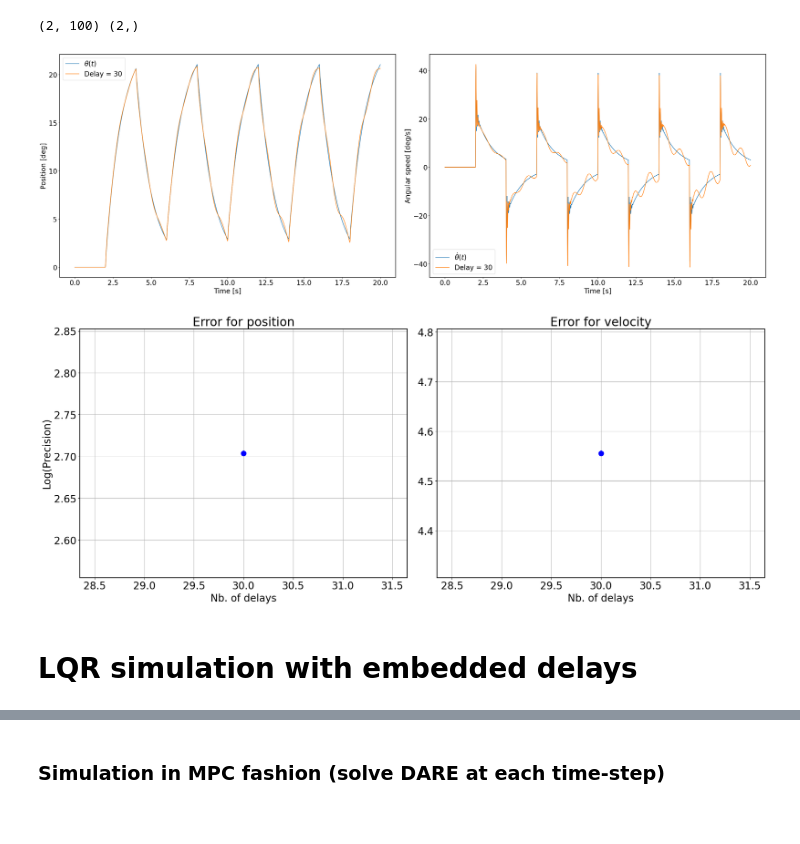
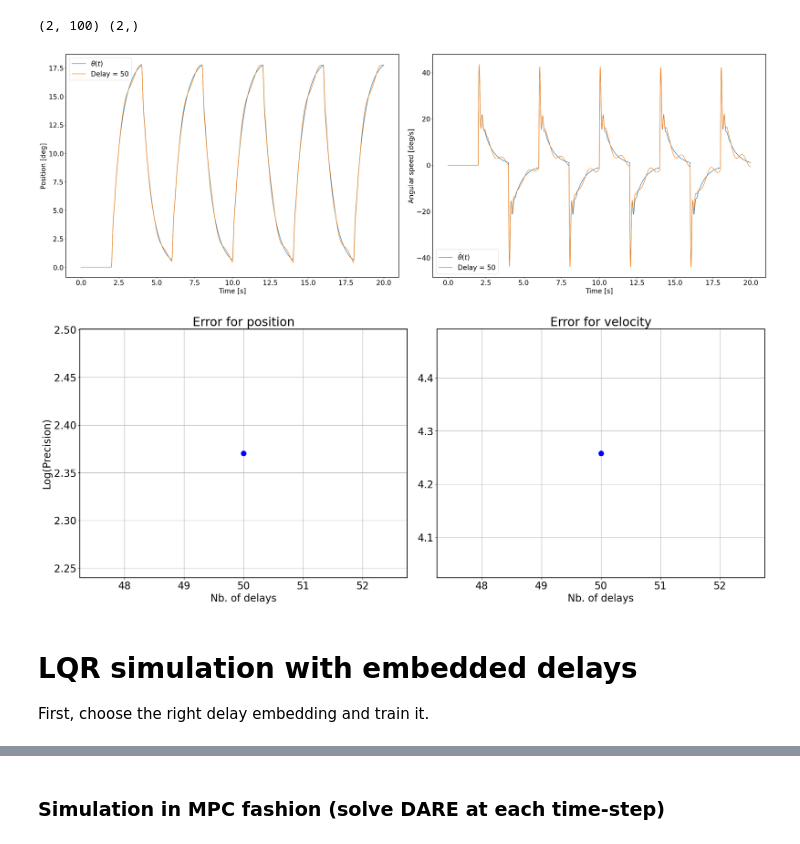
Before and after one commit to CedricFont/Subspace-learning-for-robot-application, a Jupyter notebook: LQR simulation/PendulumDelayEmbeddings.ipynb, the cells around one changed output, grey strips where cells are left out. Saved outputs shown, nothing was run; the diff lists cells and outputs as text; code cells hidden in the pictures.

Commit message:
truncation algo

```diff
--- a/LQR simulation/PendulumDelayEmbeddings.ipynb
+++ b/LQR simulation/PendulumDelayEmbeddings.ipynb
@@ -24,12 +24,12 @@ pend1, pend2 = SimplePendulum(mass=.7, length=.7), SimplePendulum(mass=.8, lengt
 pend1.dt, pend2.dt = 5e-3, 5e-3
 pend1.T, pend1.X0, pend2.T, pend2.X0 = np.arange(0,20,pend1.dt), np.array([deg2rad(0),0]), np.arange(0,20,pend2.dt), np.array([deg2rad(0),0])
 pend1.N, pend2.N = len(pend1.T), len(pend2.T)
-K, Td, Ti, t_max = 7, 2e-2, 5e-1, 20 # P(I)D controller parameters
+K, Td, Ti, t_max = 3, 2e-2, 1e-1, 20 # P(I)D controller parameters
 f_ref = 0.5 # Reference frequency
 
 # Reference and associated precision ratio (for LQR)
 pend1.T_ref, pend2.T_ref = np.int(1/f_ref/pend1.dt), np.int(1/f_ref/pend2.dt)
-pend1.ref, precision = squareReference(pend1.N, pend1.T_ref, [deg2rad(20),0], np.int(pend1.T_ref/4), .01)
+pend1.ref, precision = squareReference(pend1.N, pend1.T_ref, [deg2rad(20),0], np.int(pend1.T_ref/10), 0)
 pend2.ref = sineReference(pend2.N, pend2.T_ref, [-deg2rad(20), deg2rad(20)])
 pend1.U, pend2.U = np.zeros(shape=[pend1.N-1]), np.zeros(shape=[pend2.N-1])
 pend1.X, pend2.X = np.empty(shape=[2,pend1.N]), np.empty(shape=[2,pend2.N])
@@ -78,14 +78,17 @@ $$ \begin{pmatrix} x_1(k+1) & x_2(k+1) \\ \vdots & \vdots \\ x_1(k+T) & x_2(k+T)
 # %%
 pend = pend1
 horizon = np.int(len(pend.T)/2) # Trajectory planning horizon
-tau = 30 # Maximum delay allowed
+tau = 50 # Maximum delay allowed
 
-DLS1 = DelayedLeastSquare(pend.X, tau, horizon, pend.U[:], nb_u=1)
-DLS1.SVD()
+DLS1, explained_var = DelayedLeastSquare(pend.X, tau, horizon, pend.U[:], nb_u=1), .95
+DLS1.SVD(truncation_ratio=explained_var)
+print('Optimal truncation : ', DLS1.optimal_truncation)
+
 plt.rcParams['font.size'] = 20
 fig, ax = plt.subplots(2, 2, constrained_layout = True, figsize=(30,10))
-ax[0,0].plot(np.log(DLS1.S), 'o', markersize=10), ax[0,0].set_title(r'$SVD \ \Phi \ Log(\sigma_i)$')
-ax[1,0].plot(DLS1.S/np.sum(DLS1.S), 'o', markersize=10), ax[1,0].set_title(r'$SVD \ \Phi \ \frac{\sigma_i}{\sum \sigma_j}$')
-ax[0,1].plot(np.log(DLS1.S_y), 'o', markersize=10), ax[0,1].set_title(r'$SVD \ Y \ Log(\sigma_i)$')
-ax[1,1].plot(DLS1.S_y/np.sum(DLS1.S_y), 'o', markersize=10), ax[1,1].set_title(r'$SVD \ Y \ \frac{\sigma_i}{\sum \sigma_j}$')
+ax[0,0].plot(np.log(DLS1.S), 'o', markersize=10), ax[0,0].set_title(r'$SVD \ : \ \Phi \ Log(\sigma_i)$')
+ax[1,0].plot(DLS1.S/np.sum(DLS1.S), 'o', markersize=10, label='Sing. values, variance explained : '+str(explained_var)), ax[1,0].set_title(r'$SVD \ : \ \Phi \ \frac{\sigma_i}{\sum \sigma_j}$'), ax[1,0].legend()
+ax[1,0].axvline(DLS1.optimal_truncation, linestyle='dashed', color='r', linewidth=5)
+ax[0,1].plot(np.log(DLS1.S_y), 'o', markersize=10), ax[0,1].set_title(r'$SVD \ : \ Y \ Log(\sigma_i)$')
+ax[1,1].plot(DLS1.S_y/np.sum(DLS1.S_y), 'o', markersize=10), ax[1,1].set_title(r'$SVD \ : \ Y \ \frac{\sigma_i}{\sum \sigma_j}$')
 # %% [output]
@@ -121,7 +125,7 @@ print(DLS1.A_p.shape, DLS1.B_p.shape)
 # %%
 # Several plots
 pend = pend1
-nb_delay = [30]
+nb_delay = [50]
 nb_plots = len(nb_delay)
 horizon = np.int(pend.N/4)
 
@@ -130,35 +134,36 @@ fig, ax = plt.subplots(1, 2, constrained_layout = True, figsize=(30,10))
 fig2, ax2 = plt.subplots(1, 2, constrained_layout = True, figsize=(20,8))
 ax[0].plot(pend.T, rad2deg(pend.X[0,:]), label=r"$\theta (t)$")
 ax[0].set_xlabel('Time [s]'), ax[0].set_ylabel('Position [deg]')
 ax[0].grid()
 ax[0].legend()
 
 ax[1].plot(pend.T, rad2deg(pend.X[1,:]), label=r"$\dot{\theta} (t)$")
 ax[1].set_xlabel('Time [s]'), ax[1].set_ylabel('Angular speed [deg]')
 ax[1].grid()
 ax[1].legend()
 for i in range(nb_plots):
     tau = nb_delay[i]
     DLS1 = DelayedLeastSquare(pend.X, tau, horizon, pend.U[:], nb_u=1)
     DLS1.truncate(rank=9)
-    DLS1.computeTrajectory(pend.X0, pend.U, low_rank=True)
+    DLS1.computeTrajectory(pend.X0, pend.U)
     DLS1.computePrecision(pend.X)
 
     ax[0].plot(pend.T[:len(pend.T)], rad2deg(DLS1.Traj[0,:]), label='Delay = '+str(tau))
     ax[0].set_xlabel('Time [s]'), ax[0].set_ylabel('Position [deg]')
     ax[0].grid()
     ax[0].legend()
 
     ax[1].plot(pend.T[:len(pend.T)], rad2deg(DLS1.Traj[1,:]), label='Delay = '+str(tau))
     ax[1].set_xlabel('Time [s]'), ax[1].set_ylabel('Angular speed [deg/s]')
     ax[1].grid()
     ax[1].legend()
 
     ax2[0].plot(tau, np.log(DLS1.precision[0]),'-o', markersize=10, color='b'), ax2[0].set_title('Error for position'), ax2[0].set_xlabel('Nb. of delays'), ax2[0].set_ylabel('Log(Precision)')
     ax2[1].plot(tau, np.log(DLS1.precision[1]),'-o', markersize=10, color='b'), ax2[1].set_title('Error for velocity'), ax2[1].set_xlabel('Nb. of delays')
     ax2[0].grid(), ax2[1].grid()
 # %% [output]
-[figure, old version]
+[figure, new version]
-[figure, old version]
+[figure, new version]
 # %% [markdown]
-# LQR simulation with embedded delays
+# LQR simulation with embedded delays <br>
+First, choose the right delay embedding and train it.
```
Also changed, not shown: parts of 6 cells of this notebook, 1 other file.
